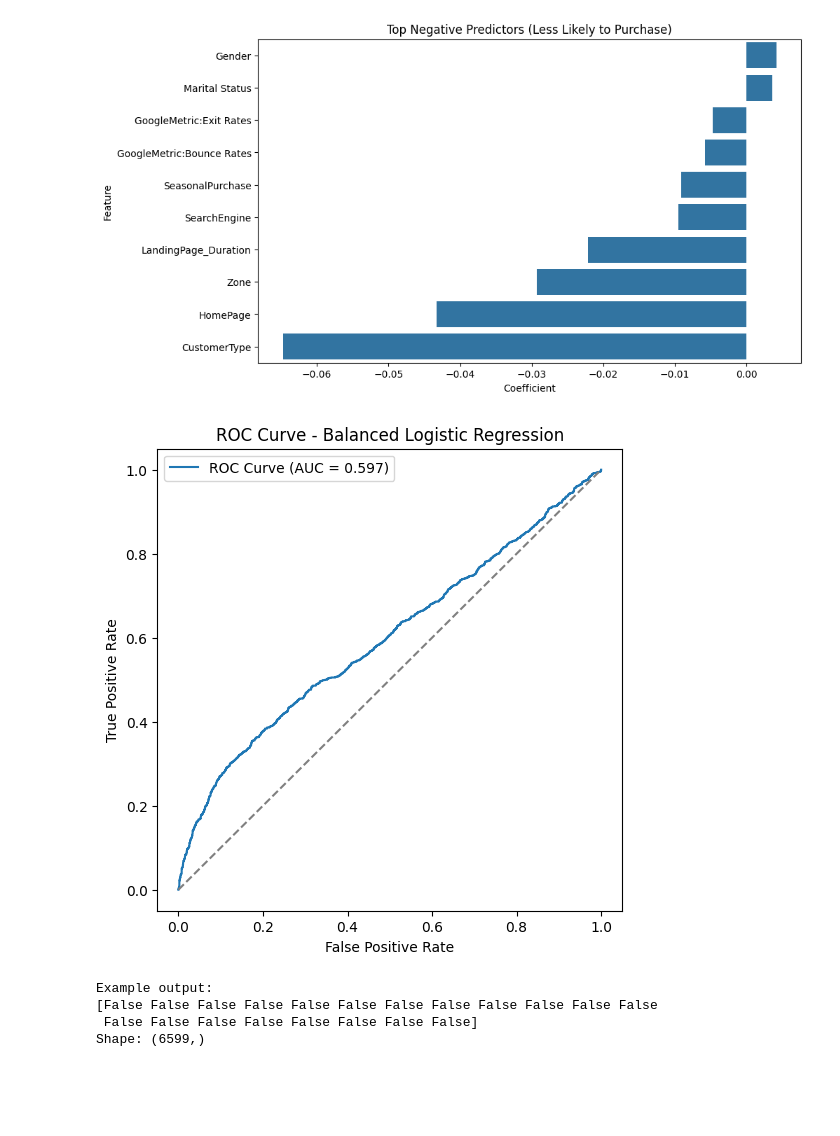
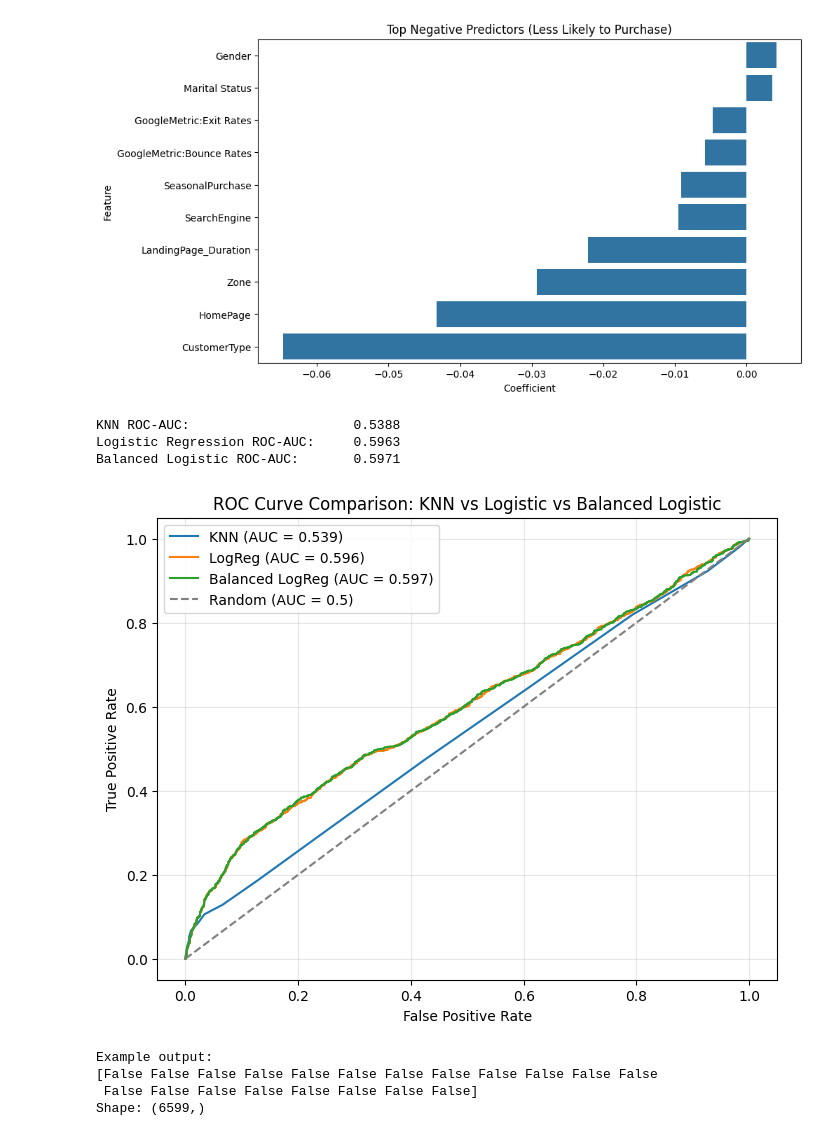
Before and after one commit to jhugon1/474_Project_1, a Jupyter notebook: regression_notebook.ipynb, the cells around one changed output. Drawn from its saved outputs; the diff is of its cells as text; code cells hidden in the pictures; blank space fills up the shorter version.

```diff
--- a/regression_notebook.ipynb
+++ b/regression_notebook.ipynb
@@ -203,23 +241,50 @@ plt.show()
 # %% [output]
 [figure]
 [figure]
-# %%
-from sklearn.metrics import roc_curve, auc
-
-y_proba = log_reg_bal.predict_proba(X_valid_scaled)[:,1]
-fpr, tpr, thresholds = roc_curve(y_valid, y_proba)
-roc_auc = auc(fpr, tpr)
-
-plt.figure(figsize=(6,6))
-plt.plot(fpr, tpr, label=f'ROC Curve (AUC = {roc_auc:.3f})')
-plt.plot([0,1],[0,1],'--', color='gray')
-plt.xlabel('False Positive Rate')
-plt.ylabel('True Positive Rate')
-plt.title('ROC Curve - Balanced Logistic Regression')
-plt.legend()
-plt.show()
-# %% [output]
-[figure, removed]
+# %%
+from sklearn.metrics import roc_auc_score, roc_curve
+import matplotlib.pyplot as plt
+
+# --- KNN ---
+knn_probs = knn.predict_proba(X_valid_scaled)[:, 1]
+knn_auc = roc_auc_score(y_valid, knn_probs)
+fpr_knn, tpr_knn, _ = roc_curve(y_valid, knn_probs)
+
+# --- Logistic Regression ---
+log_probs = log_reg.predict_proba(X_valid_scaled)[:, 1]
+log_auc = roc_auc_score(y_valid, log_probs)
+fpr_log, tpr_log, _ = roc_curve(y_valid, log_probs)
+
+# --- Balanced Logistic Regression ---
+bal_probs = log_reg_bal.predict_proba(X_valid_scaled)[:, 1]
+bal_auc = roc_auc_score(y_valid, bal_probs)
+fpr_bal, tpr_bal, _ = roc_curve(y_valid, bal_probs)
+
+# --- Print AUC scores ---
+print(f"KNN ROC-AUC:                     {knn_auc:.4f}")
+print(f"Logistic Regression ROC-AUC:     {log_auc:.4f}")
+print(f"Balanced Logistic ROC-AUC:       {bal_auc:.4f}")
+
+# --- Plot all on one figure ---
+plt.figure(figsize=(8, 6))
+plt.plot(fpr_knn, tpr_knn, label=f"KNN (AUC = {knn_auc:.3f})")
+plt.plot(fpr_log, tpr_log, label=f"LogReg (AUC = {log_auc:.3f})")
+plt.plot(fpr_bal, tpr_bal, label=f"Balanced LogReg (AUC = {bal_auc:.3f})")
+
+# random baseline
+plt.plot([0, 1], [0, 1], linestyle="--", color="gray", label="Random (AUC = 0.5)")
+
+plt.xlabel("False Positive Rate")
+plt.ylabel("True Positive Rate")
+plt.title("ROC Curve Comparison: KNN vs Logistic vs Balanced Logistic")
+plt.legend()
+plt.grid(alpha=0.3)
+plt.show()
+# %% [output]
+KNN ROC-AUC:                     0.5388
+Logistic Regression ROC-AUC:     0.5963
+Balanced Logistic ROC-AUC:       0.5971
+[figure, added]
 # %%
 from sklearn.preprocessing import LabelEncoder
 
```
Also changed, not shown: parts of 10 cells of this notebook.
